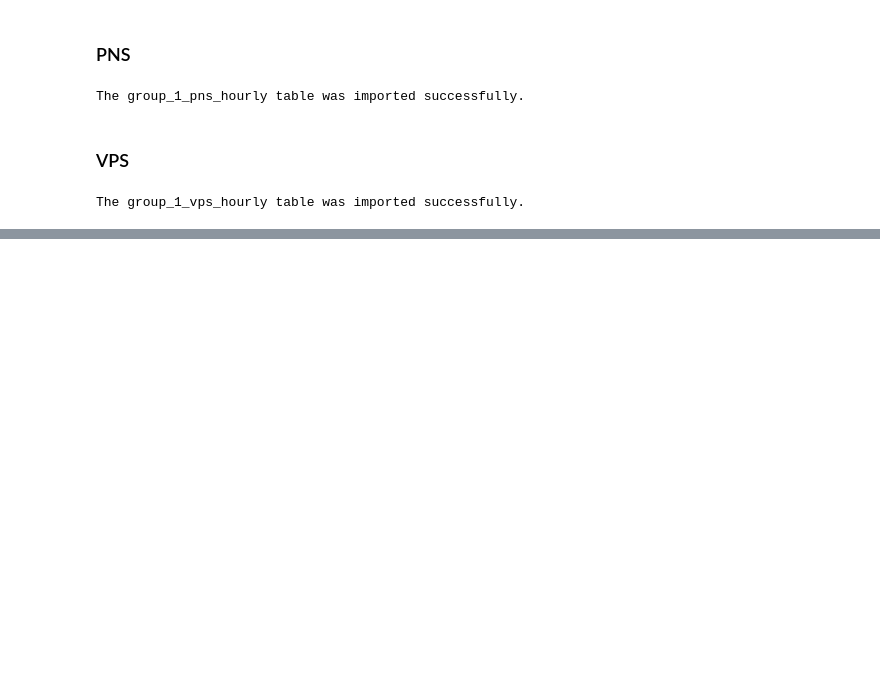
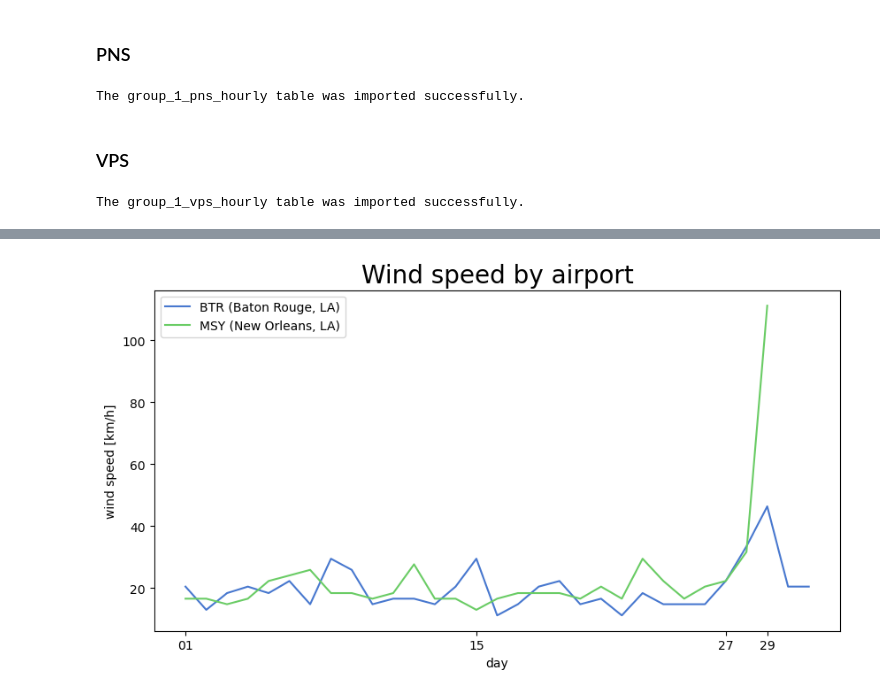
Before and after one commit to DanielSchuster259/sql-api-project-weather-flights, a Jupyter notebook: daniels.ipynb, the cells around one changed output, grey strips where cells are left out. Cells and saved outputs as stored; diff of their text form; code cells hidden in the pictures; blank space fills up the shorter version.

```diff
--- a/daniels.ipynb
+++ b/daniels.ipynb
@@ -330,0 +421,23 @@ The group_1_vps_hourly table was imported successfully.
+# %%
+plt.style.use('seaborn-muted')
+fig = plt.figure(figsize=(10,5))
+plt.title('Wind speed by airport', fontsize=20)
+
+plt.xlabel('day')
+plt.ylabel('wind speed [km/h]')
+
+# plt.plot(df_max_wind_per_day.date[df_max_wind_per_day.airport_code == 'VPS'], df_max_wind_per_day.max_wind_spd[df_max_wind_per_day.airport_code == 'VPS'], label='VPS (Eglin Air Force Base, FL)')
+# plt.plot(df_max_wind_per_day.date[df_max_wind_per_day.airport_code == 'PNS'], df_max_wind_per_day.max_wind_spd[df_max_wind_per_day.airport_code == 'PNS'], label='PNS (Pensacola, FL)')
+# plt.plot(df_max_wind_per_day.date[df_max_wind_per_day.airport_code == 'MOB'], df_max_wind_per_day.max_wind_spd[df_max_wind_per_day.airport_code == 'MOB'], label='MOB (Mobile, AL)')
+# plt.plot(df_max_wind_per_day.date[df_max_wind_per_day.airport_code == 'GPT'], df_max_wind_per_day.max_wind_spd[df_max_wind_per_day.airport_code == 'GPT'], label='GPT (Gulfport, MS)')
+plt.plot(df_max_wind_per_day.date[df_max_wind_per_day.airport_code == 'BTR'], df_max_wind_per_day.max_wind_spd[df_max_wind_per_day.airport_code == 'BTR'], label='BTR (Baton Rouge, LA)')
+plt.plot(df_max_wind_per_day.date[df_max_wind_per_day.airport_code == 'MSY'], df_max_wind_per_day.max_wind_spd[df_max_wind_per_day.airport_code == 'MSY'], label='MSY (New Orleans, LA)')
+
+plt.xticks(['2005-08-01', '2005-08-15', '2005-08-27', '2005-08-29'], ['01', '15', '27', '29'])
+plt.legend(loc="upper left")
+# plt.xticks([])
+plt.grid(False)
+
+plt.show();
+# %% [output]
+[figure, added]
```
Also changed, not shown: parts of 20 cells of this notebook, 2 other files.
